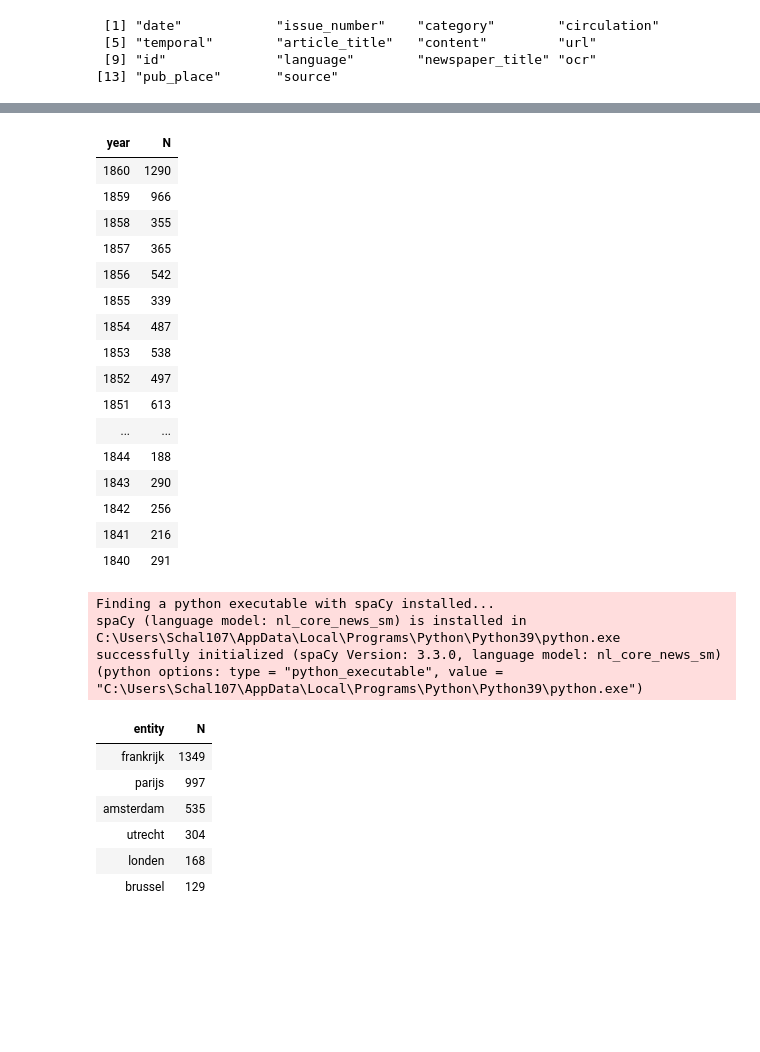
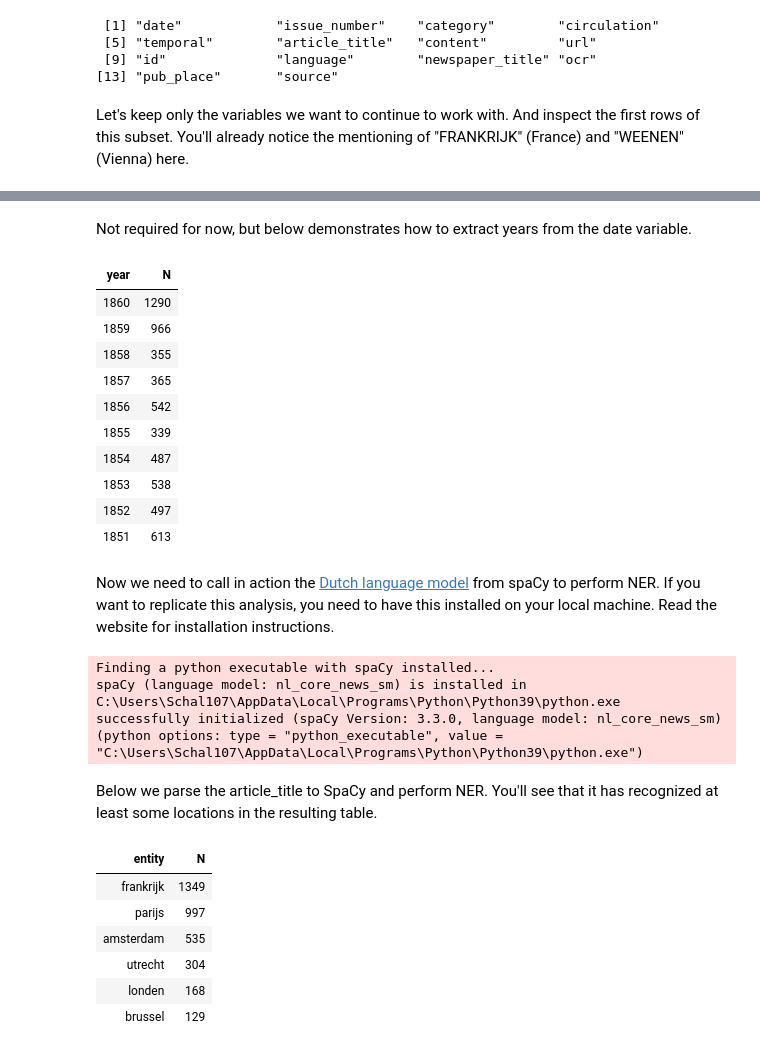
Before and after one commit to RubenSchalk/textcorpora, a Jupyter notebook: delpher.ipynb, the cells around one changed output, grey strips where cells are left out. Drawn from its saved outputs; the diff is of its cells as text; code cells hidden in the pictures; blank space fills up the shorter version.

```diff
--- a/delpher.ipynb
+++ b/delpher.ipynb
@@ -38,6 +29,8 @@ colnames(revol)
  [5] "temporal"        "article_title"   "content"         "url"
  [9] "id"              "language"        "newspaper_title" "ocr"
 [13] "pub_place"       "source"
+# %% [markdown]
+Let's keep only the variables we want to continue to work with. And inspect the first rows of this subset. You'll already notice the mentioning of "FRANKRIJK" (France) and "WEENEN" (Vienna) here.
 # %%
 x <- revol[,c("id", "date", "article_title", "url")]
 # %%
@@ -50,27 +43,23 @@ head(x)
 | TEN:MMKB08:MMKB08:000088461:mpeg2... | 1853-08-10 | (1) Ongeloof en Revolutie bladz. 55. | 400337789 |
 | ddd:010081856:mpeg21:a0013 | 1850-07-18 | VARIA. BALANS DER FEBRUARIJ REVOL... | http://resolver.kb.nl/resolve?urn... |
 | ddd:010067146:mpeg21:a0001 | 1848-10-23 | UTRECHT, 21 October. DE REVOLUTIE... | http://resolver.kb.nl/resolve?urn... |
+# %% [markdown]
+Not required for now, but below demonstrates how to extract years from the date variable.
 # %%
 x$date <- as.Date(x$date)
 x[, year := as.numeric(substr(x$date, 1,4))]
 # %%
 setDT(x)
-x[, .N, list(year)][order(-year)]
+x[, .N, list(year)][order(-year)][1:10]
 # %% [output]
 | year | N |
 | 1860 | 1290 |
 | 1859 | 966 |
 | 1858 | 355 |
 | 1857 | 365 |
 | 1856 | 542 |
 | 1855 | 339 |
 | 1854 | 487 |
 | 1853 | 538 |
 | 1852 | 497 |
 | 1851 | 613 |
-| ... | ... |
-| 1844 | 188 |
-| 1843 | 290 |
-| 1842 | 256 |
-| 1841 | 216 |
-| 1840 | 291 |
@@ -77,5 +69,7 @@ x[, .N, list(year)][order(-year)]
 # %%
 x$article_title <- tolower(x$article_title)
+# %% [markdown]
+Now we need to call in action the [Dutch language model](https://spacy.io/models/nl/#nl_core_news_sm) from spaCy to perform NER. If you want to replicate this analysis, you need to have this installed on your local machine. Read the website for installation instructions.
 # %%
 spacy_initialize(model = "nl_core_news_sm")
 # %% [output]
@@ -83,6 +77,8 @@ Finding a python executable with spaCy installed...
 spaCy (language model: nl_core_news_sm) is installed in C:\Users\Schal107\AppData\Local\Programs\Python\Python39\python.exe
 successfully initialized (spaCy Version: 3.3.0, language model: nl_core_news_sm)
 (python options: type = "python_executable", value = "C:\Users\Schal107\AppData\Local\Programs\Python\Python39\python.exe")
+# %% [markdown]
+Below we parse the article_title to SpaCy and perform NER. You'll see that it has recognized at least some locations in the resulting table.
 # %%
 parsedtxt <- spacy_parse(x$article_title, lemma = FALSE, entity = TRUE, nounphrase = TRUE)
 # %%
```
Also changed, not shown: parts of 14 cells of this notebook.
